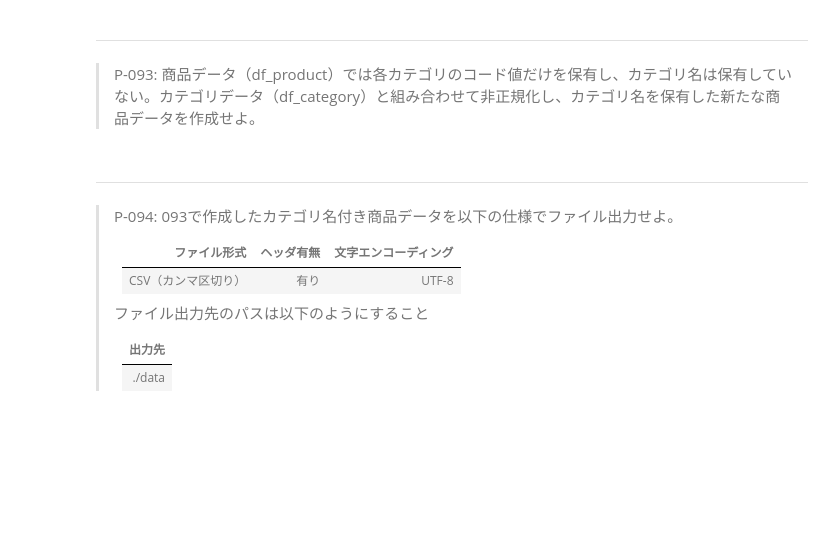
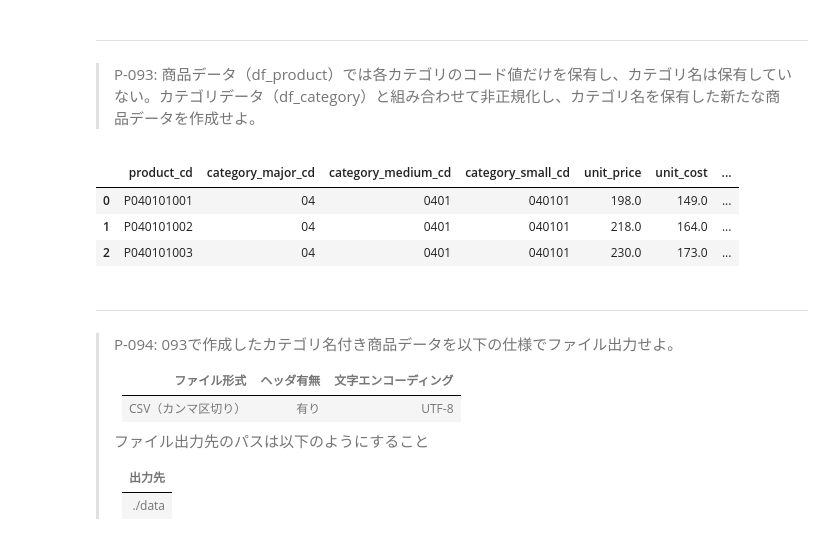
Before and after one commit to j2200111/data_engineering, a Jupyter notebook: docker/work/preprocess_knock_Python.ipynb, the cells around one changed output. Saved outputs shown, nothing was run; the diff lists cells and outputs as text; code cells hidden in the pictures; blank space fills up the shorter version.

```diff
--- a/docker/work/preprocess_knock_Python.ipynb
+++ b/docker/work/preprocess_knock_Python.ipynb
@@ -1735,3 +1753,11 @@ print(f"削除された件数: {deleted_count}")
 # %% [markdown]
 ---
 > P-083: 単価（unit_price）と原価（unit_cost）の欠損値について、各商品のカテゴリ小区分コード（category_small_cd）ごとに算出した中央値で補完した新たな商品データを作成せよ。なお、中央値については1円未満を丸めること（四捨五入または偶数への丸めで良い）。補完実施後、各項目について欠損が生じていないことも確認すること。
+# %%
+median_unit_price = df_product.groupby('category_small_cd')['unit_price'].transform(lambda x: np.round(x.median()))
+median_unit_cost = df_product.groupby('category_small_cd')['unit_cost'].transform(lambda x: np.round(x.median()))
+
+df_product['unit_price'].fillna(median_unit_price, inplace=True)
+df_product['unit_cost'].fillna(median_unit_cost, inplace=True)
+
+df_product.isnull().sum()
@@ -1777,6 +2041,18 @@ $$
 # %% [markdown]
 ---
 > P-093: 商品データ（df_product）では各カテゴリのコード値だけを保有し、カテゴリ名は保有していない。カテゴリデータ（df_category）と組み合わせて非正規化し、カテゴリ名を保有した新たな商品データを作成せよ。
+# %%
+df_product_full = pd.merge(df_product, df_category[['category_small_cd',
+                                                    'category_major_name',
+                                                    'category_medium_name',
+                                                    'category_small_name']],
+                           how = 'inner', on = 'category_small_cd')
+df_product_full.head(3)
+# %% [output]
+|  | product_cd | category_major_cd | category_medium_cd | category_small_cd | unit_price | unit_cost | ... |
+| 0 | P040101001 | 04 | 0401 | 040101 | 198.0 | 149.0 | ... |
+| 1 | P040101002 | 04 | 0401 | 040101 | 218.0 | 164.0 | ... |
+| 2 | P040101003 | 04 | 0401 | 040101 | 230.0 | 173.0 | ... |
 # %% [markdown]
 ---
 > P-094: 093で作成したカテゴリ名付き商品データを以下の仕様でファイル出力せよ。
```
Also changed, not shown: parts of 23 cells of this notebook, 6 other files.
